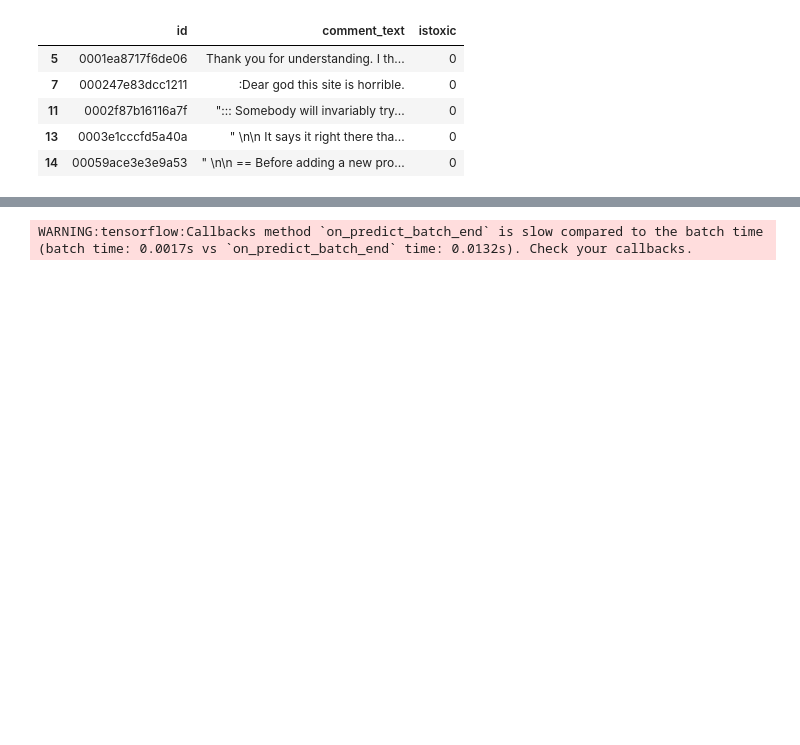
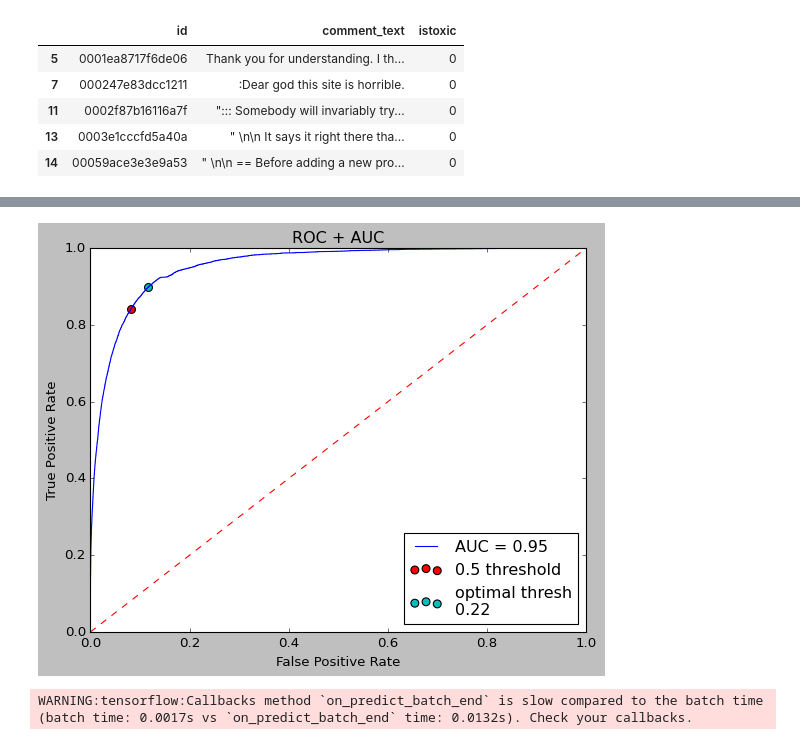
Before and after one commit to yma3/Toxicity-In-Gaming-Communities, a Jupyter notebook: Jigsaw_Toxic_Communities_Challenge_Solution.ipynb, the cells around one changed output, grey strips where cells are left out. Saved outputs shown, nothing was run; the diff lists cells and outputs as text; code cells hidden in the pictures; blank space fills up the shorter version.

```diff
--- a/Jigsaw_Toxic_Communities_Challenge_Solution.ipynb
+++ b/Jigsaw_Toxic_Communities_Challenge_Solution.ipynb
@@ -251,6 +259,6 @@ X_test = sequence.pad_sequences(X_test, maxlen = MAXLEN)
 # %%
 # Predict and
 Y_pred = model.predict_classes(X_test, verbose=1)
-
+Y_pred_prob = model.predict(X_test, verbose=1)
 conf = confusion_matrix(y_true=Y_test, y_pred=Y_pred)
 # %% [output]
@@ -291,3 +295,28 @@ plt.show()
+# %%
+# ROC/AUC
+fpr, tpr, threshold = roc_curve(Y_test, Y_pred_prob)
+roc_auc = auc(fpr, tpr)
+
+optimal_idx = np.argmin(np.sqrt(np.square(1-tpr)+np.square(fpr)))
+# print(optimal_idx)
+# print(threshold[optimal_idx])
+
+
+plt.figure()
+plt.title('ROC + AUC')
+plt.plot(fpr, tpr, 'b', label='AUC = %0.2f' %roc_auc)
+plt.plot([0,1],[0,1], 'r--')
+plt.scatter(fpr[4029], tpr[4029], s=50, c='r', label='0.5 threshold')
+plt.scatter(fpr[optimal_idx], tpr[optimal_idx], s=50, c='c', label='optimal thresh\n%0.2f'%threshold[optimal_idx])
+plt.xlim([0,1])
+plt.ylim([0,1])
+plt.ylabel('True Positive Rate')
+plt.xlabel('False Positive Rate')
+plt.legend(loc='lower right')
+
+plt.show()
+# %% [output]
+[figure, added]
 # %%
 # Save model
 import json
```
Also changed, not shown: parts of 10 cells of this notebook.
